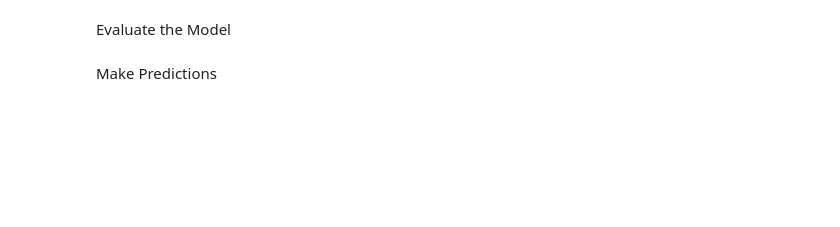
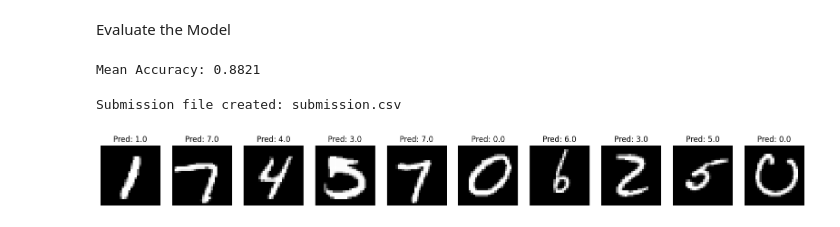
Before and after one commit to Pursuit-Labs/PursuitNet, a Jupyter notebook: demo.ipynb, the cells around one changed output. Cells and saved outputs as stored; diff of their text form; code cells hidden in the pictures; blank space fills up the shorter version.

```diff
--- a/demo.ipynb
+++ b/demo.ipynb
@@ -141,13 +141,13 @@ TypeError: '>=' not supported between instances of 'int' and 'Tensor'
 Evaluate the Model
 # %%
 # Evaluate the model
-with torch.no_grad():
+with pn.no_grad():
     y_pred = model(X)
-    predictions = torch.argmax(y_pred, dim=1)
-    accuracy = (predictions == y).float().mean()
-    print(f"Accuracy: {accuracy.item()}")
+    predictions = y_pred.argmax(axis=1)
+    mean_accuracy = (predictions == y).mean()
+    print(f"Mean Accuracy: {mean_accuracy.item():.4f}")
+# %% [output]
+Mean Accuracy: 0.8821
-# %% [markdown]
-Make Predictions
 # %%
 # Load the test dataset
 test_data_path = 'data/test.csv'
@@ -156,14 +156,12 @@ test_df = pd.read_csv(test_data_path)
 # Prepare the test data
 test_X = test_df.values
 test_X = test_X / 255.0  # Normalize pixel values to [0, 1]
-test_X = torch.tensor(test_X, dtype=torch.float32)
-
-model.eval()
+test_X = pn.Tensor(test_X, dtype=pn.float32)
 
 # Make predictions
-with torch.no_grad():
+with pn.no_grad():
     outputs = model(test_X)
-    test_predictions = torch.argmax(outputs, dim=1).numpy()
+    test_predictions = outputs.argmax(axis=1).data
 
 # Create a DataFrame with ImageId and Label
 image_ids = np.arange(1, len(test_predictions) + 1)  # Assuming ImageId starts from 1
@@ -174,17 +172,23 @@ submission_df = pd.DataFrame({
 
 # Save to CSV file
 submission_df.to_csv('submission.csv', index=False)
+
+print("Submission file created: submission.csv")
+# %% [output]
+Submission file created: submission.csv
 # %%
 # Select a few samples to visualize
 num_samples = 10
 sample_indices = np.random.choice(len(test_X), num_samples, replace=False)
-sample_images = test_X[sample_indices].numpy()
+sample_images = test_X.data[sample_indices]
 sample_predictions = test_predictions[sample_indices]
 
 # Visualize the samples along with their predicted labels
 fig, axes = plt.subplots(1, num_samples, figsize=(20, 2))
 for i, ax in enumerate(axes):
     ax.imshow(sample_images[i].reshape(28, 28), cmap='gray')
     ax.set_title(f'Pred: {sample_predictions[i]}')
     ax.axis('off')
 plt.show()
+# %% [output]
+[figure, added]
```
Also changed, not shown: parts of 3 cells of this notebook, 2 other files.
